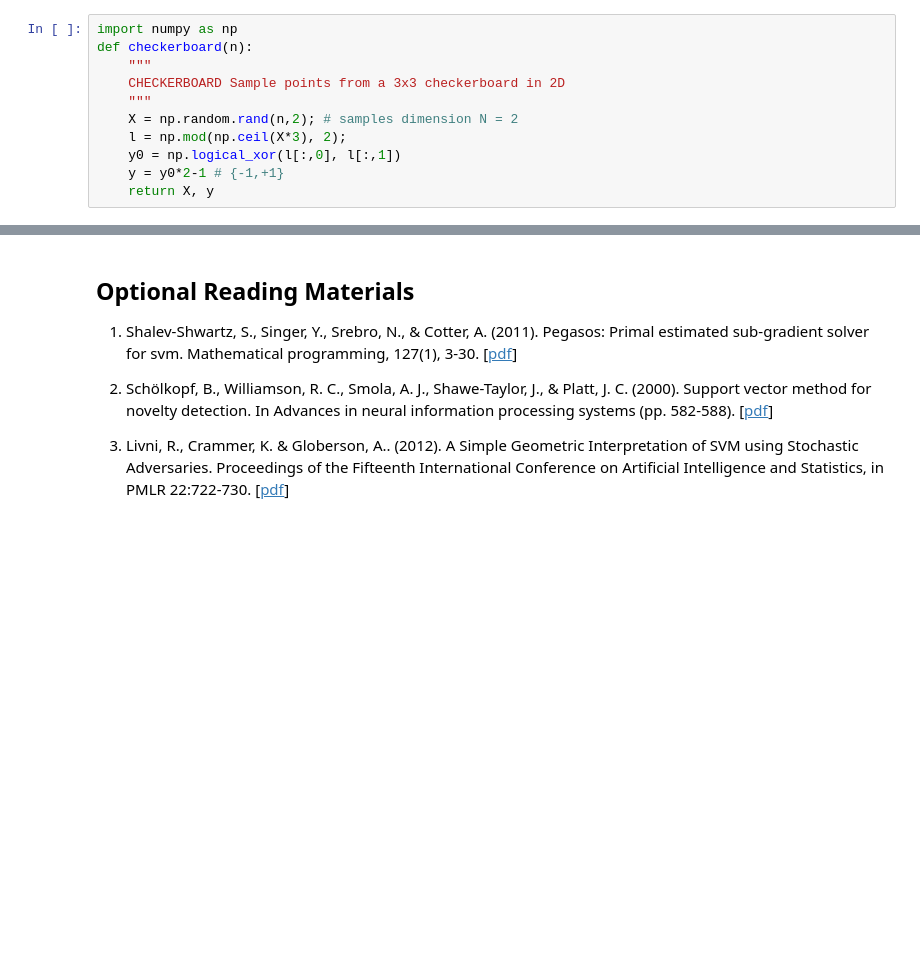
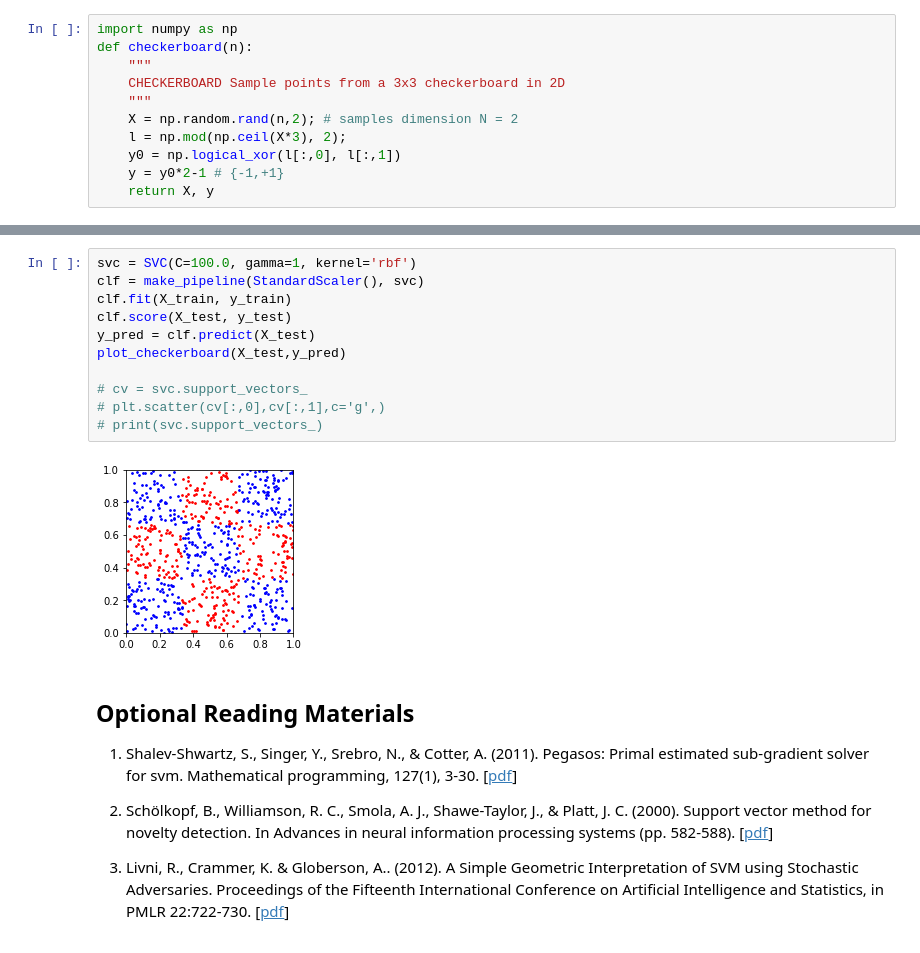
Before and after one commit to tansla/HWs_git, a Jupyter notebook: svm_exercise_2022_23.ipynb, the cells around one changed output, grey strips where cells are left out. Cells and saved outputs as stored; diff of their text form; blank space fills up the shorter version.

```diff
--- a/svm_exercise_2022_23.ipynb
+++ b/svm_exercise_2022_23.ipynb
@@ -503,3 +470,16 @@ print(clf.support_vectors_)
+# %%
+svc = SVC(C=100.0, gamma=1, kernel='rbf')
+clf = make_pipeline(StandardScaler(), svc)
+clf.fit(X_train, y_train)
+clf.score(X_test, y_test)
+y_pred = clf.predict(X_test)
+plot_checkerboard(X_test,y_pred)
+
+# cv = svc.support_vectors_
+# plt.scatter(cv[:,0],cv[:,1],c='g',)
+# print(svc.support_vectors_)
+# %% [output]
+[figure, added]
 # %% [markdown]
 ## Optional Reading Materials
 1. Shalev-Shwartz, S., Singer, Y., Srebro, N., & Cotter, A. (2011). Pegasos: Primal estimated sub-gradient solver for svm. Mathematical programming, 127(1), 3-30. [[pdf](http://www.ee.oulu.fi/research/imag/courses/Vedaldi/ShalevSiSr07.pdf)]
```
Also changed, not shown: parts of 6 cells of this notebook.
